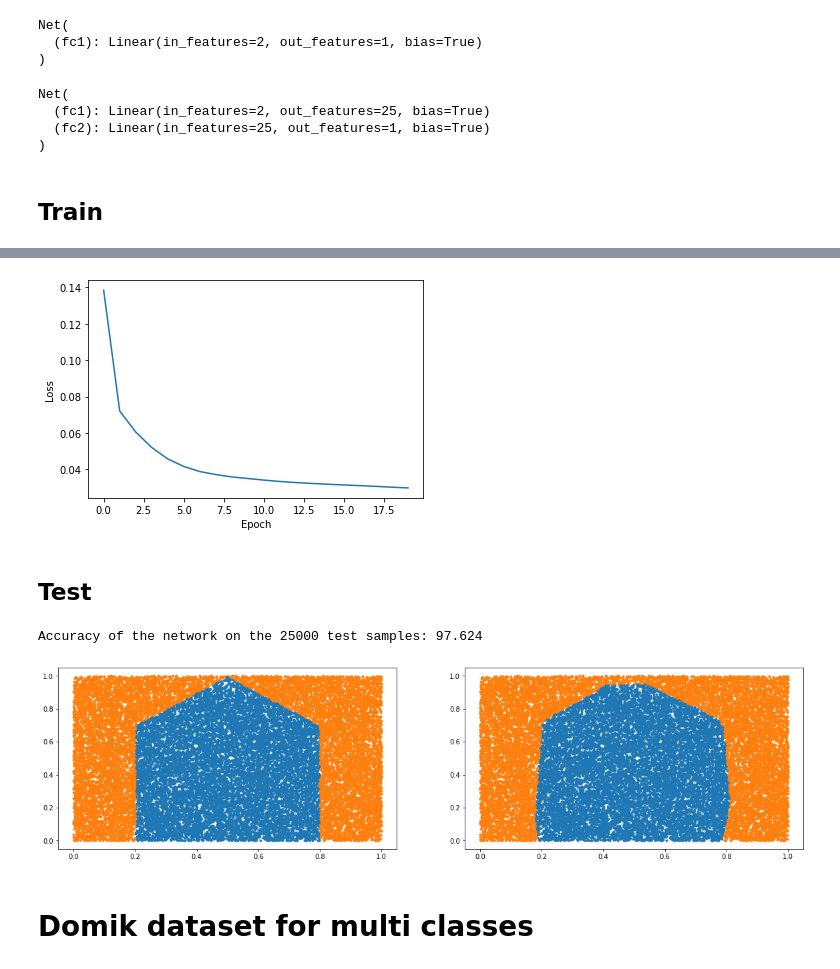
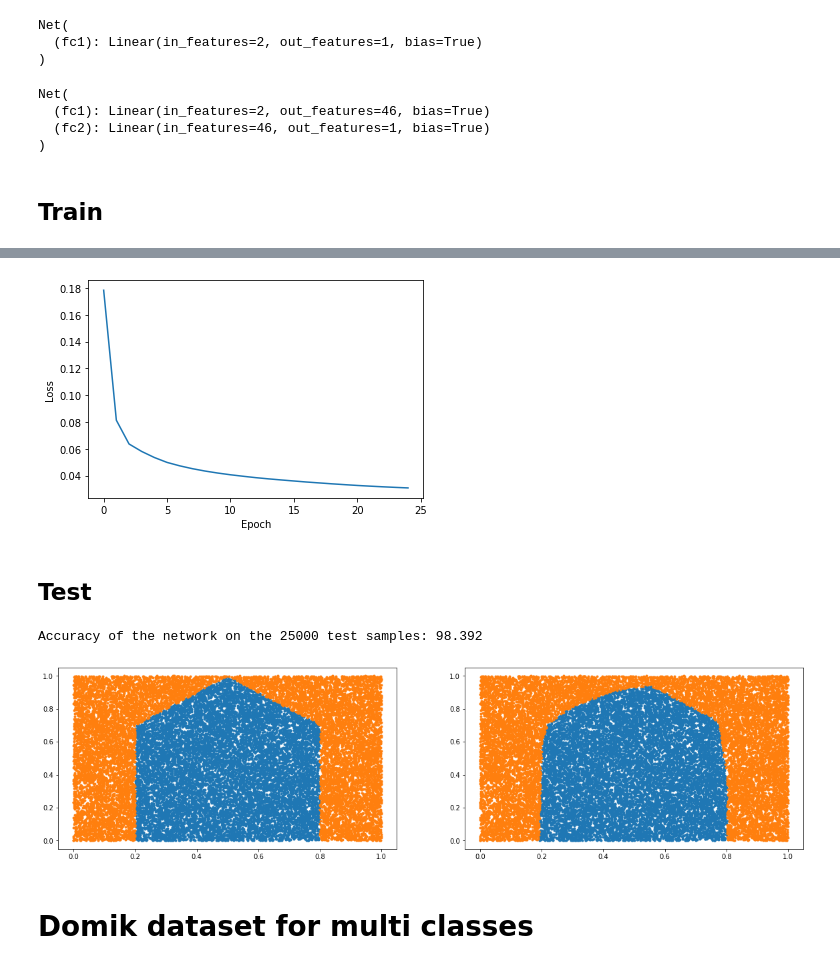
Before and after one commit to mashamochalina/cvr_course, a Jupyter notebook: notebooks/nn_sem5_pt2_hw5.ipynb, the cells around one changed output, grey strips where cells are left out. Drawn from its saved outputs; the diff is of its cells as text; code cells hidden in the pictures.

```diff
--- a/notebooks/nn_sem5_pt2_hw5.ipynb
+++ b/notebooks/nn_sem5_pt2_hw5.ipynb
@@ -183,8 +183,8 @@ class Net(nn.Module):
     def __init__(self):
         super(Net, self).__init__()
         # an affine operation: y = Wx + b
-        self.fc1 = nn.Linear(2, 25)
-        self.fc2 = nn.Linear(25, 1)
+        self.fc1 = nn.Linear(2, 46)
+        self.fc2 = nn.Linear(46, 1)
 
     def forward(self, x):
         x = F.leaky_relu(self.fc1(x))
@@ -195,16 +195,16 @@ net = Net().float().to(device)
 print(net)
 # %% [output]
 Net(
-  (fc1): Linear(in_features=2, out_features=25, bias=True)
-  (fc2): Linear(in_features=25, out_features=1, bias=True)
+  (fc1): Linear(in_features=2, out_features=46, bias=True)
+  (fc2): Linear(in_features=46, out_features=1, bias=True)
 )
 # %% [markdown]
 ## Train
 # %%
-EPOCHS_TO_TRAIN = 20
+EPOCHS_TO_TRAIN = 25
 train(network=net,
       train_dataset=domik,
       epochs=EPOCHS_TO_TRAIN,
       criterion=nn.MSELoss(),
-      optimizer=optim.SGD(net.parameters(), lr=0.01))
+      optimizer=optim.SGD(net.parameters(), lr=0.005))
 # %% [output]
@@ -231,12 +228,12 @@ Epoch       19 Loss: 0.029802896540689794
-[figure, old version]
+[figure, new version]
 # %% [markdown]
 ## Test
 # %%
 test_dataset = DomikDataset(DATASET_SIZE*5)
 test(network=net, test_dataset=test_dataset, dividing_criterion=lambda s: 1 if s > 0.5 else 0)
 # %% [output]
-Accuracy of the network on the 25000 test samples: 97.624
+Accuracy of the network on the 25000 test samples: 98.392
-[figure, old version]
+[figure, new version]
 # %% [markdown]
 # Domik dataset for multi classes
 # %%
```
Also changed, not shown: parts of 2 cells of this notebook.
